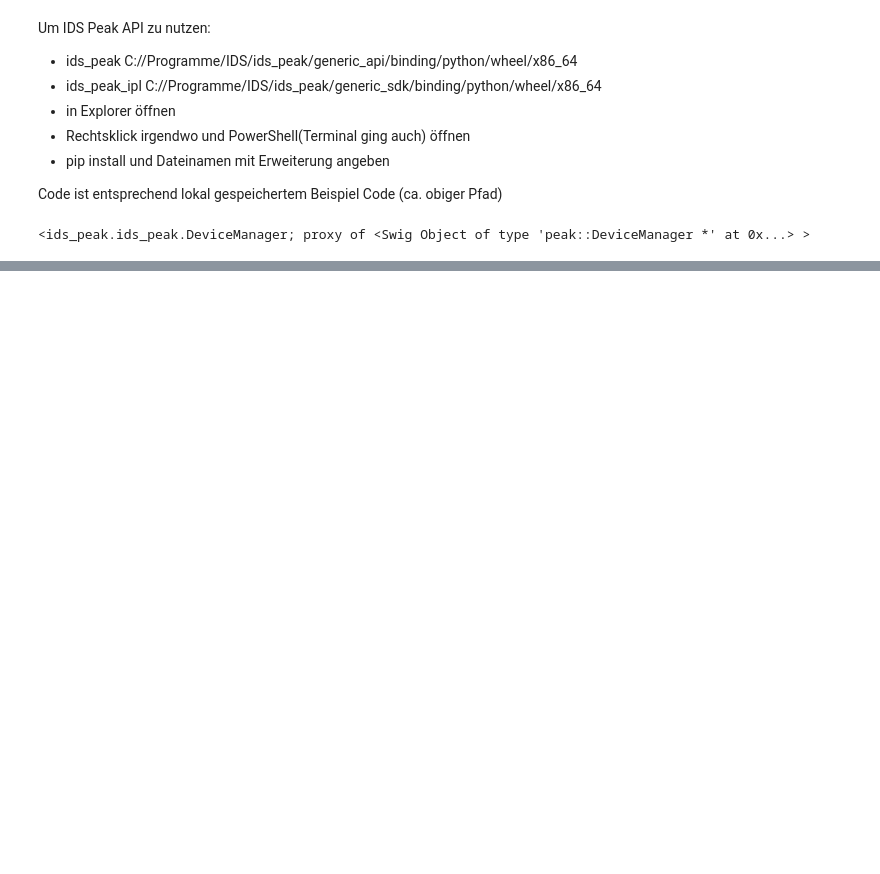
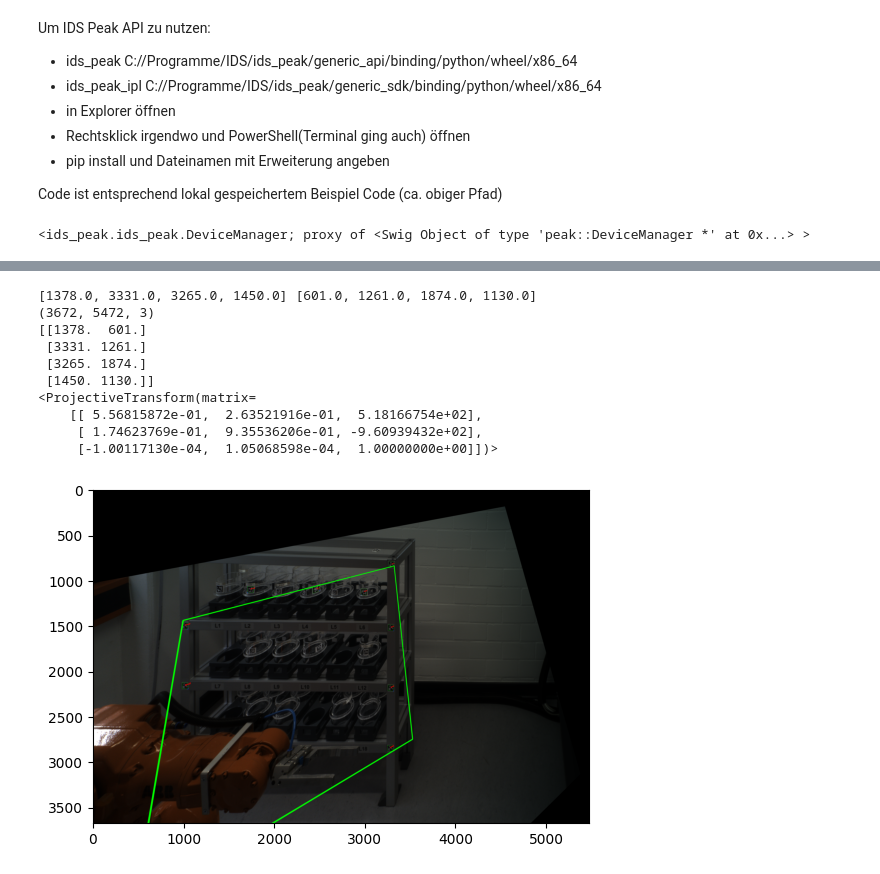
Before and after one commit to LS-KS/muPlant_WarehouseManagement, a Jupyter notebook: Jupyter/markerTestLife.ipynb, the cells around one changed output, grey strips where cells are left out. Cells and saved outputs as stored; diff of their text form; code cells hidden in the pictures; blank space fills up the shorter version.

```diff
--- a/Jupyter/markerTestLife.ipynb
+++ b/Jupyter/markerTestLife.ipynb
@@ -175,0 +246,69 @@ num buffers required: 3
+# %%
+# 4-point distortion
+
+from skimage import transform
+import math
+
+x_corners = [0,0,0,0]
+y_corners = [0,0,0,0]
+for shelfcorner in shelf_corners:
+    for i in range(4):
+        x = min(shelfcorner[1][0][0][0], shelfcorner[1][0][1][0]) if i in (0 , 3) else max(shelfcorner[1][0][0][0], shelfcorner[1][0][1][0])
+        y = min(shelfcorner[1][0][0][1], shelfcorner[1][0][1][1]) if i in (0 , 1) else max(shelfcorner[1][0][0][1], shelfcorner[1][0][1][1])
+        if i == 0 and x < 1400:
+            if y < 800:
+                x_corners[i] = x
+                y_corners[i] = y
+        elif i == 1 and x > 3000:
+            if 500 < y > 1200:
+                x_corners[i] = x
+                y_corners[i] = y
+        elif i == 2 and x > 3000:
+            if 1500 < y < 2000:
+                x_corners[i] = x
+                y_corners[i] = y
+        elif i == 3 and x < 1500:
+            if y > 800:
+                x_corners[i] = x
+                y_corners[i] = y
+print(x_corners, y_corners)
+
+print(img2.shape)
+
+#dx = 3352-1370
+dx = max(x_corners) - min(x_corners)
+#dy = 1214-538
+dy = max(y_corners) - min(y_corners)
+hx = math.sqrt(dx**2 + dy**2)
+dh = hx/105
+hy = dh*31
+x_min = 0.5*dx
+x_max = (x_min +hx)
+y_min = 1.2*dy
+y_max = y_min + hy
+src = np.array([ [x_min, y_min], [x_max, y_min], [x_max, y_max], [x_min, y_max] ])
+dst = [ [x_corners[0], y_corners[0]] ]
+dst = np.vstack([dst, [x_corners[1], y_corners[1]] ])
+dst = np.vstack([dst, [x_corners[2], y_corners[2]] ])
+dst = np.vstack([dst, [x_corners[3], y_corners[3]] ])
+
+# rect_image
+tform3 = transform.ProjectiveTransform()
+tform3.estimate(src, dst)
+print(dst)
+print(tform3)
+img3 =transform.warp(img2, tform3, output_shape = (img2.shape[0], img2.shape[1]))
+plt.imshow(img3)
+plt.show()
+# %% [output]
+[1378.0, 3331.0, 3265.0, 1450.0] [601.0, 1261.0, 1874.0, 1130.0]
+(3672, 5472, 3)
+[[1378.  601.]
+ [3331. 1261.]
+ [3265. 1874.]
+ [1450. 1130.]]
+<ProjectiveTransform(matrix=
+    [[ 5.56815872e-01,  2.63521916e-01,  5.18166754e+02],
+     [ 1.74623769e-01,  9.35536206e-01, -9.60939432e+02],
+     [-1.00117130e-04,  1.05068598e-04,  1.00000000e+00]])>
+[figure, added]
```
Also changed, not shown: parts of 5 cells of this notebook, 17 other files.
